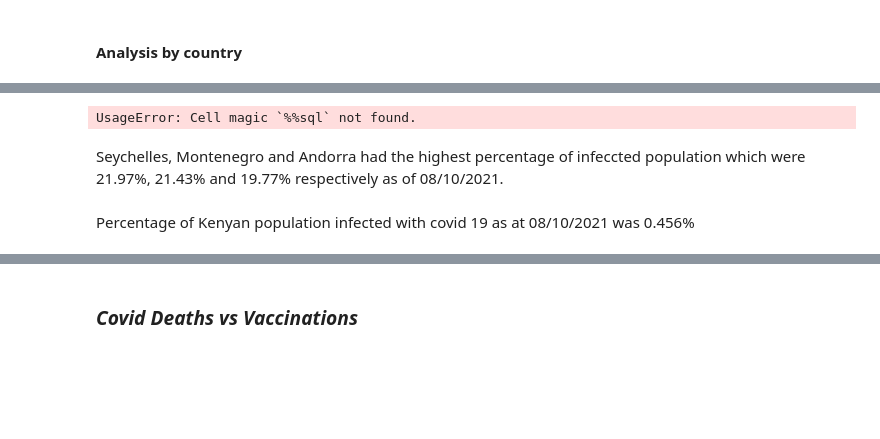
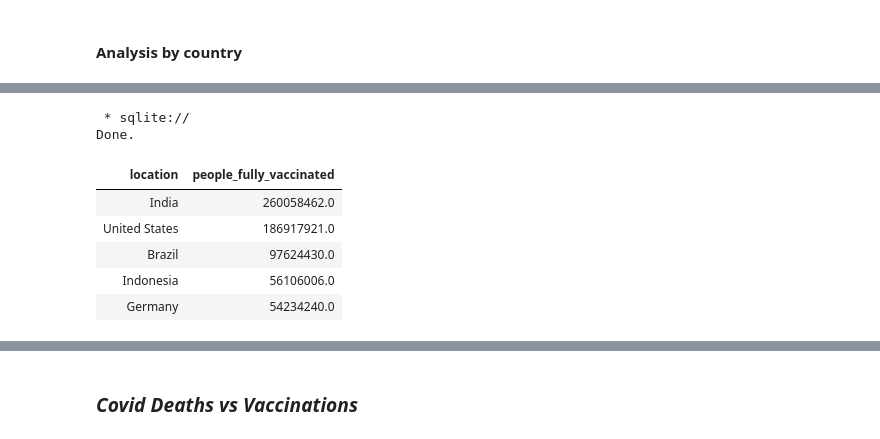
Before and after one commit to MaureenGatu/Data-Analysis, a Jupyter notebook: Global_data_on_confirmed_COVID_19_deaths.ipynb, the cells around one changed output, grey strips where cells are left out. Cells and saved outputs as stored; diff of their text form; code cells hidden in the pictures; blank space fills up the shorter version.

```diff
--- a/Global_data_on_confirmed_COVID_19_deaths.ipynb
+++ b/Global_data_on_confirmed_COVID_19_deaths.ipynb
@@ -834,8 +831,0 @@ UsageError: Cell magic `%%sql` not found.
-# %%
-%%sql
---Looking at total deaths vs total cases
-SELECT location, date, total_cases, total_deaths, (total_deaths/total_cases)*100 as death_percentage
-FROM covid_deaths WHERE total_cases AND total_deaths IS NOT NULL
-ORDER BY 5 desc LIMIT 10;
-# %% [output]
-UsageError: Cell magic `%%sql` not found.
@@ -857,2 +831,0 @@ ORDER BY 5 desc LIMIT 5;
-# %% [markdown]
-Seychelles, Montenegro and Andorra had the highest percentage of infeccted population which were 21.97%, 21.43% and 19.77% respectively as of 08/10/2021.
@@ -867,2 +832,22 @@ ORDER BY 4 desc LIMIT 15;
-# %% [markdown]
-Percentage of Kenyan population infected with covid 19 as at 08/10/2021 was 0.456%
+# %%
+%%sql
+-- Countries the the most fully vaccinated people
+SELECT location, people_fully_vaccinated
+FROM covid_vaccine
+-- Exclude continent=wide data
+WHERE continent IS NOT NULL
+--TO select distinct countries
+GROUP BY location
+--Order by the total cases
+ORDER BY 2 DESC
+--View the top 5 countries
+LIMIT 5;
+# %% [output]
+ * sqlite://
+Done.
+| location | people_fully_vaccinated |
+| India | 260058462.0 |
+| United States | 186917921.0 |
+| Brazil | 97624430.0 |
+| Indonesia | 56106006.0 |
+| Germany | 54234240.0 |
```
Also changed, not shown: parts of 17 cells of this notebook.
